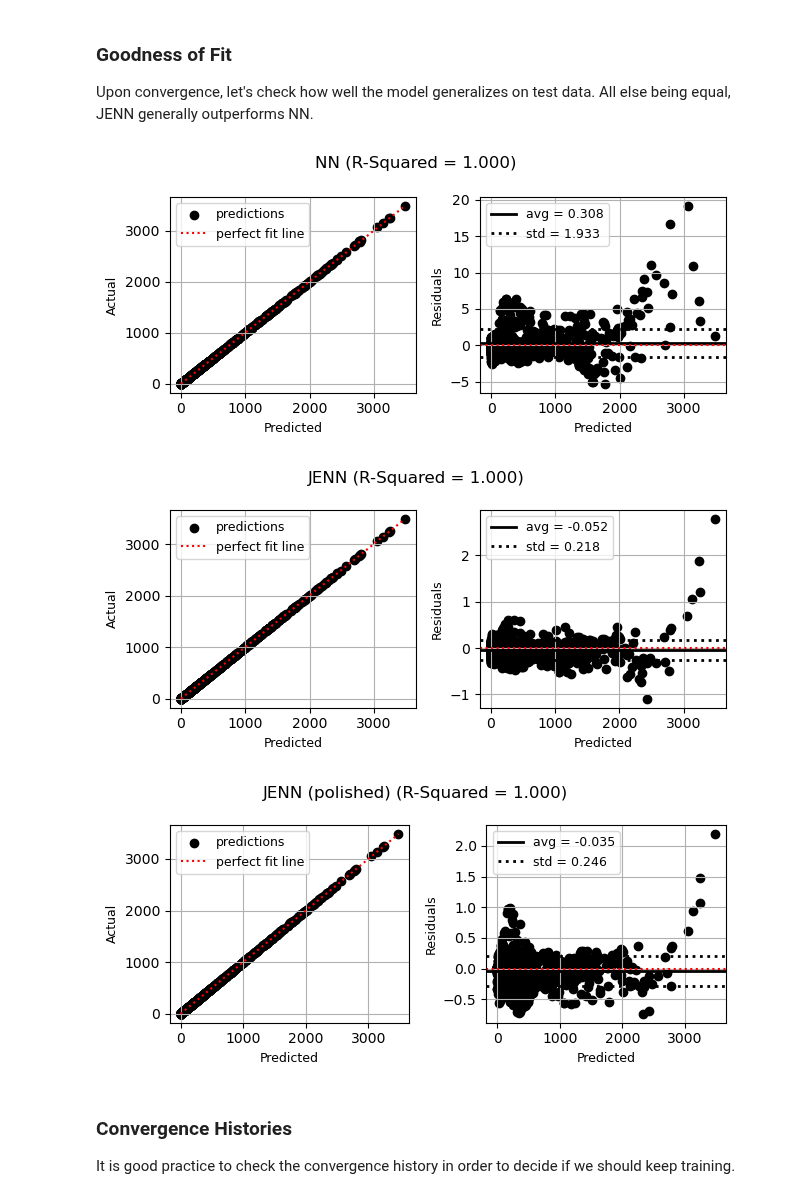
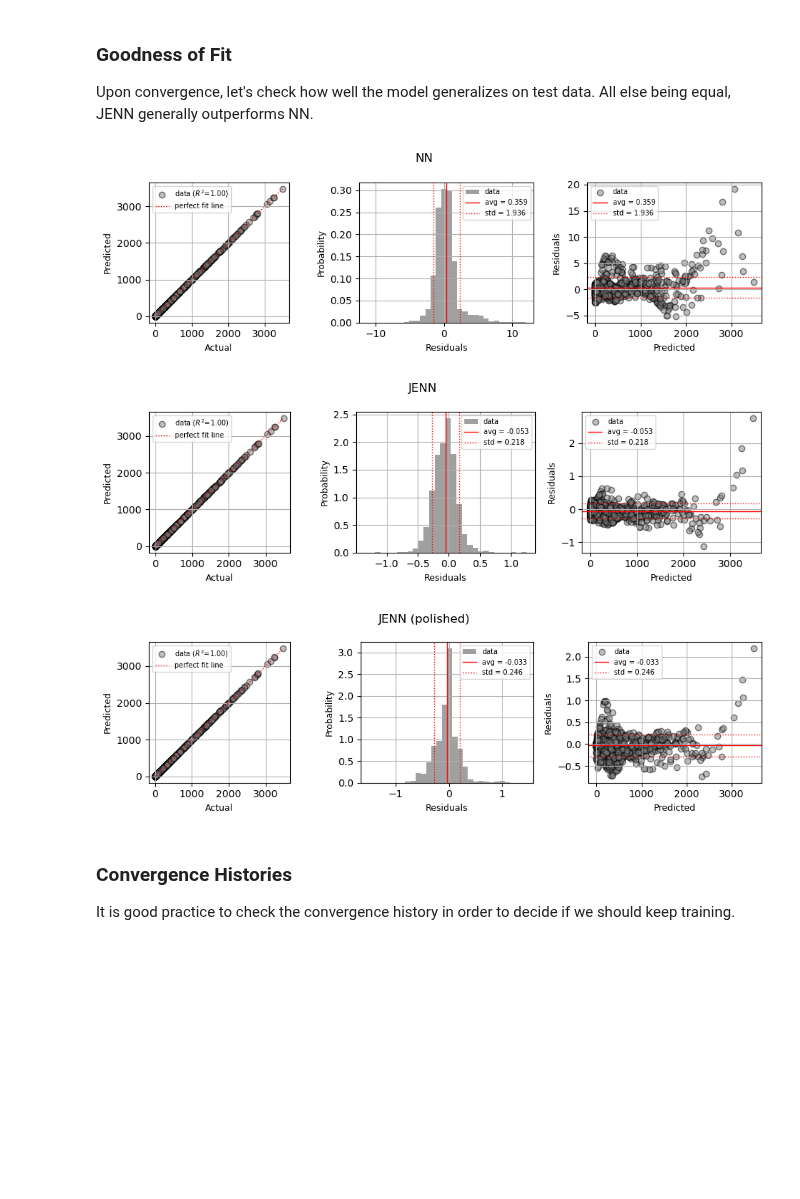
Before and after one commit to shb84/JENN, a Jupyter notebook: docs/examples/demo_4_rosenbrock.ipynb, the cells around one changed output. Cells and saved outputs as stored; diff of their text form; code cells hidden in the pictures; blank space fills up the shorter version.

Commit message:
#31: moved test functions into synthetic_data

```diff
--- a/docs/examples/demo_4_rosenbrock.ipynb
+++ b/docs/examples/demo_4_rosenbrock.ipynb
@@ -161,11 +159,27 @@ ub = (2.0, 2.0)
 # %% [markdown]
 We will now generate some synthetic data that will be used to train our JENN model later on:
 # %%
-x_train, y_train, dydx_train = test_function.sample(m_random=100, m_levels=17, lb=lb, ub=ub, random_state=RANDOM_SEED)
+x_train, y_train, dydx_train = jenn.utilities.sample(
+    f=jenn.synthetic_data.rosenbrock.compute,
+    f_prime=jenn.synthetic_data.rosenbrock.compute_partials,
+    m_random=100,
+    m_levels=17,
+    lb=lb,
+    ub=ub,
+    random_state=RANDOM_SEED
+)
 # %% [markdown]
 We also generate some synthetic data that will be used to test the accuracy of the trained model:
 # %%
-x_test, y_test, dydx_test = test_function.sample(m_random=1000, m_levels=0, lb=lb, ub=ub, random_state=RANDOM_SEED)
+x_test, y_test, dydx_test = jenn.utilities.sample(
+    f=jenn.synthetic_data.rosenbrock.compute,
+    f_prime=jenn.synthetic_data.rosenbrock.compute_partials,
+    m_random=1000,
+    m_levels=0,
+    lb=lb,
+    ub=ub,
+    random_state=RANDOM_SEED
+)
 # %% [markdown]
 ### Training
 
@@ -237,29 +251,29 @@ Wall time: 1min 39s
 
 Upon convergence, let's check how well the model generalizes on test data. All else being equal, JENN generally outperforms NN.
 # %%
-jenn.utils.plot.goodness_of_fit(
+jenn.plot_goodness_of_fit(
     y_true=y_test,
     y_pred=nn_standard.predict(x_test),
     title="NN"
 )
 # %% [output]
-[figure, old version]
+[figure, new version]
 # %%
-jenn.utils.plot.goodness_of_fit(
+jenn.plot_goodness_of_fit(
     y_true=y_test,
     y_pred=nn_enhanced.predict(x_test),
     title="JENN"
 )
 # %% [output]
-[figure, old version]
+[figure, new version]
 # %%
-jenn.utils.plot.goodness_of_fit(
+jenn.plot_goodness_of_fit(
     y_true=y_test,
     y_pred=nn_polished.predict(x_test),
     title="JENN (polished)"
 )
 # %% [output]
-[figure, old version]
+[figure, new version]
 # %% [markdown]
 ### Convergence Histories
 It is good practice to check the convergence history in order to decide if we should keep training.
```
Also changed, not shown: parts of 6 cells of this notebook, 21 other files.
